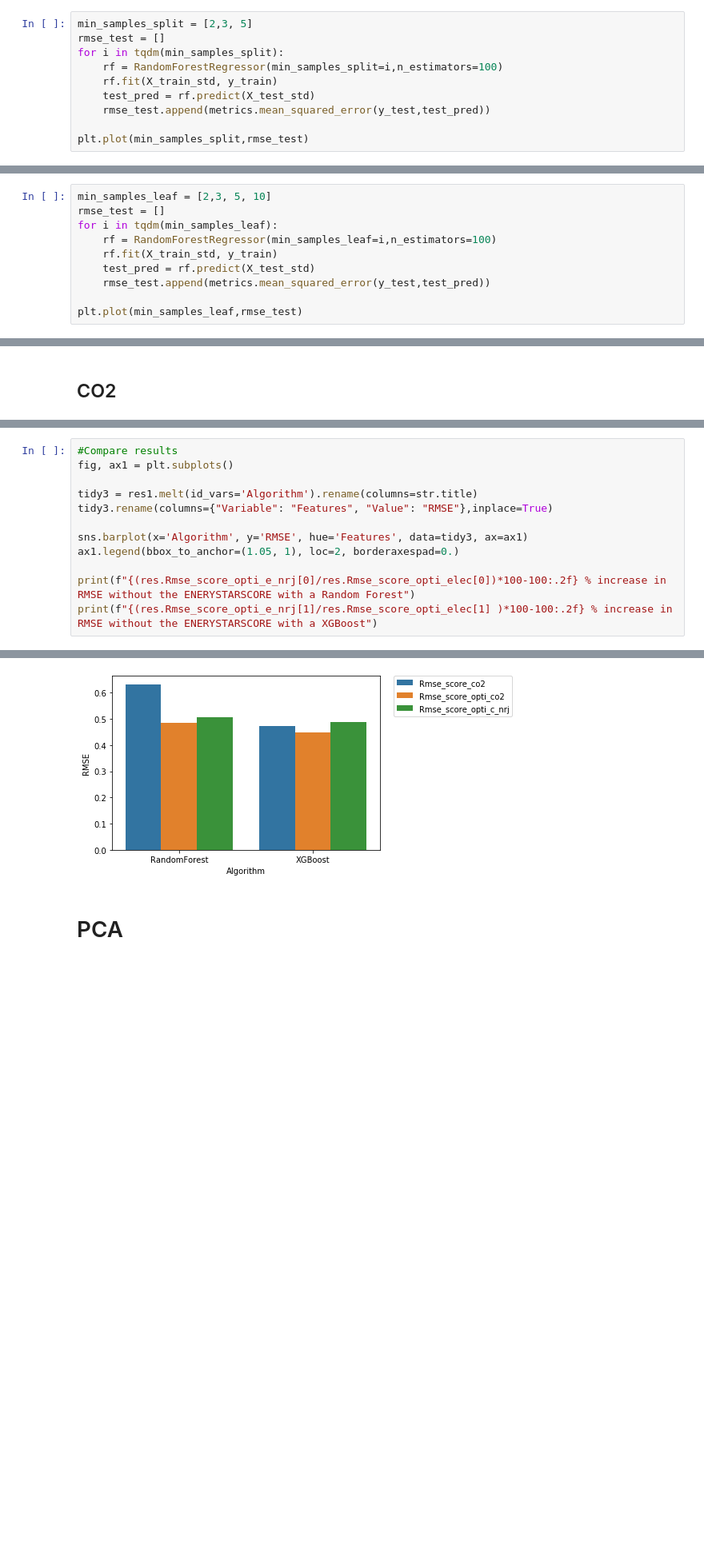
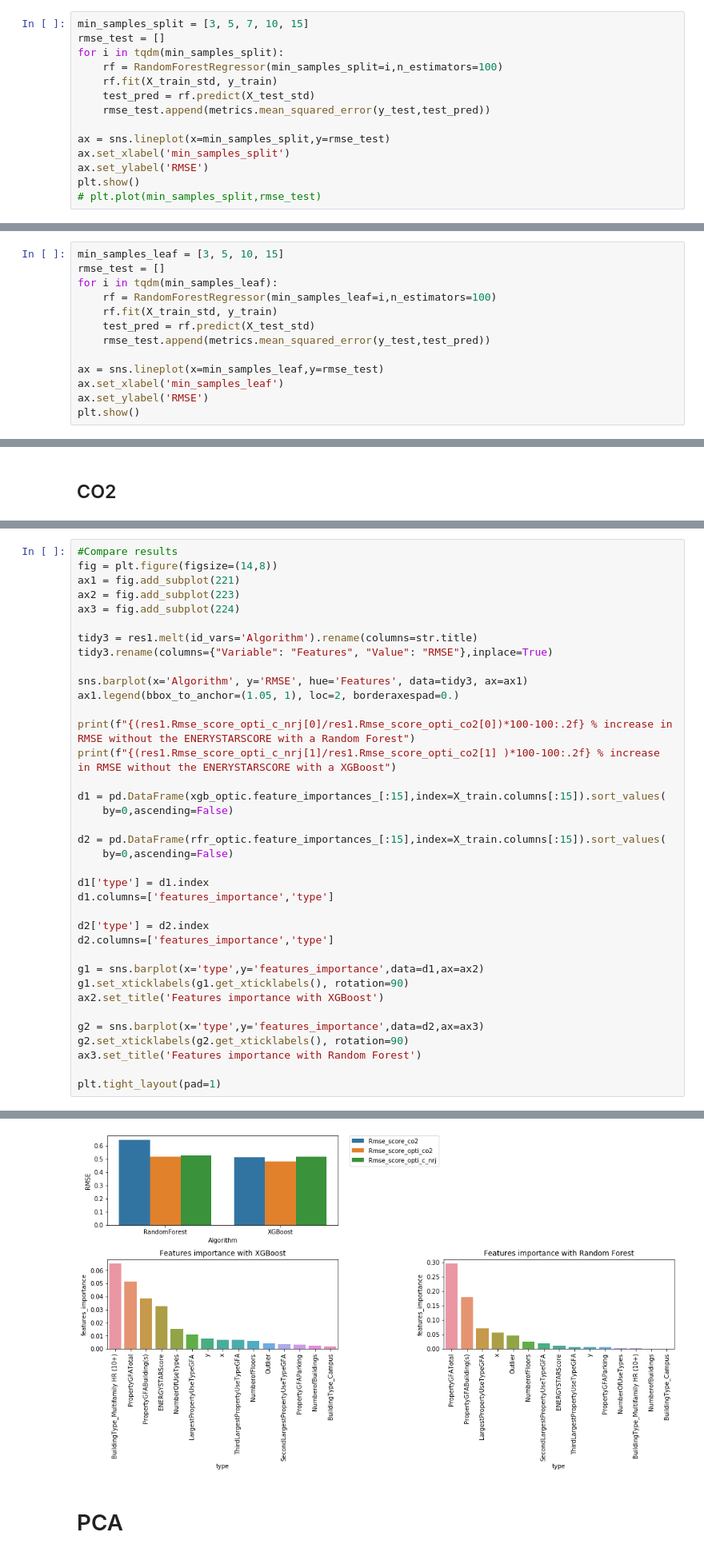
Before and after one commit to JulesLB/OpenClassroomsProject, a Jupyter notebook: Project4/Project4 _ Prediction.ipynb, the cells around one changed output, grey strips where cells are left out. Shown at 80% size. Cells and saved outputs as stored; diff of their text form; blank space fills up the shorter version.

```diff
--- a/Project4/Project4 _ Prediction.ipynb
+++ b/Project4/Project4 _ Prediction.ipynb
@@ -212,7 +213,7 @@ In order to get a better understanding of hyperparameters optimization, I study
 # %% [markdown]
 **min_samples_split**
 # %%
-min_samples_split = [2,3, 5]
+min_samples_split = [3, 5, 7, 10, 15]
 rmse_test = []
 for i in tqdm(min_samples_split):
     rf = RandomForestRegressor(min_samples_split=i,n_estimators=100)
@@ -220,6 +221,10 @@ for i in tqdm(min_samples_split):
     test_pred = rf.predict(X_test_std)
     rmse_test.append(metrics.mean_squared_error(y_test,test_pred))
 
-plt.plot(min_samples_split,rmse_test)
+ax = sns.lineplot(x=min_samples_split,y=rmse_test)
+ax.set_xlabel('min_samples_split')
+ax.set_ylabel('RMSE')
+plt.show()
+# plt.plot(min_samples_split,rmse_test)
 # %% [output]
 [interactive output not drawn]
@@ -228,7 +232,7 @@ plt.plot(min_samples_split,rmse_test)
 # %% [markdown]
 **min_samples_leaf**
 # %%
-min_samples_leaf = [2,3, 5, 10]
+min_samples_leaf = [3, 5, 10, 15]
 rmse_test = []
 for i in tqdm(min_samples_leaf):
     rf = RandomForestRegressor(min_samples_leaf=i,n_estimators=100)
@@ -236,6 +240,9 @@ for i in tqdm(min_samples_leaf):
     test_pred = rf.predict(X_test_std)
     rmse_test.append(metrics.mean_squared_error(y_test,test_pred))
 
-plt.plot(min_samples_leaf,rmse_test)
+ax = sns.lineplot(x=min_samples_leaf,y=rmse_test)
+ax.set_xlabel('min_samples_leaf')
+ax.set_ylabel('RMSE')
+plt.show()
 # %% [output]
 [interactive output not drawn]
@@ -624,7 +692,10 @@ RMSE_score_opti_c_nrj.append(metrics.mean_squared_error(y_test1,xgb_optic.predic
 res1["Rmse_score_opti_c_nrj"] = RMSE_score_opti_c_nrj
 # %%
 #Compare results
-fig, ax1 = plt.subplots()
+fig = plt.figure(figsize=(14,8))
+ax1 = fig.add_subplot(221)
+ax2 = fig.add_subplot(223)
+ax3 = fig.add_subplot(224)
 
 tidy3 = res1.melt(id_vars='Algorithm').rename(columns=str.title)
 tidy3.rename(columns={"Variable": "Features", "Value": "RMSE"},inplace=True)
@@ -632,6 +703,28 @@ tidy3.rename(columns={"Variable": "Features", "Value": "RMSE"},inplace=True)
 sns.barplot(x='Algorithm', y='RMSE', hue='Features', data=tidy3, ax=ax1)
 ax1.legend(bbox_to_anchor=(1.05, 1), loc=2, borderaxespad=0.)
 
-print(f"{(res.Rmse_score_opti_e_nrj[0]/res.Rmse_score_opti_elec[0])*100-100:.2f} % increase in RMSE without the ENERYSTARSCORE with a Random Forest")
-print(f"{(res.Rmse_score_opti_e_nrj[1]/res.Rmse_score_opti_elec[1] )*100-100:.2f} % increase in RMSE without the ENERYSTARSCORE with a XGBoost")
+print(f"{(res1.Rmse_score_opti_c_nrj[0]/res1.Rmse_score_opti_co2[0])*100-100:.2f} % increase in RMSE without the ENERYSTARSCORE with a Random Forest")
+print(f"{(res1.Rmse_score_opti_c_nrj[1]/res1.Rmse_score_opti_co2[1] )*100-100:.2f} % increase in RMSE without the ENERYSTARSCORE with a XGBoost")
+
+d1 = pd.DataFrame(xgb_optic.feature_importances_[:15],index=X_train.columns[:15]).sort_values(
+    by=0,ascending=False)
+
+d2 = pd.DataFrame(rfr_optic.feature_importances_[:15],index=X_train.columns[:15]).sort_values(
+    by=0,ascending=False)
+
+d1['type'] = d1.index
+d1.columns=['features_importance','type']
+
+d2['type'] = d2.index
+d2.columns=['features_importance','type']
+
+g1 = sns.barplot(x='type',y='features_importance',data=d1,ax=ax2)
+g1.set_xticklabels(g1.get_xticklabels(), rotation=90)
+ax2.set_title('Features importance with XGBoost')
+
+g2 = sns.barplot(x='type',y='features_importance',data=d2,ax=ax3)
+g2.set_xticklabels(g2.get_xticklabels(), rotation=90)
+ax3.set_title('Features importance with Random Forest')
+
+plt.tight_layout(pad=1)
 # %% [output]
@@ -640,4 +733,4 @@ print(f"{(res.Rmse_score_opti_e_nrj[1]/res.Rmse_score_opti_elec[1] )*100-100:.2f
-[figure, old version]
+[figure, new version]
 # %% [markdown]
 # PCA
 # %% [markdown]
```
Also changed, not shown: parts of 25 cells of this notebook.
